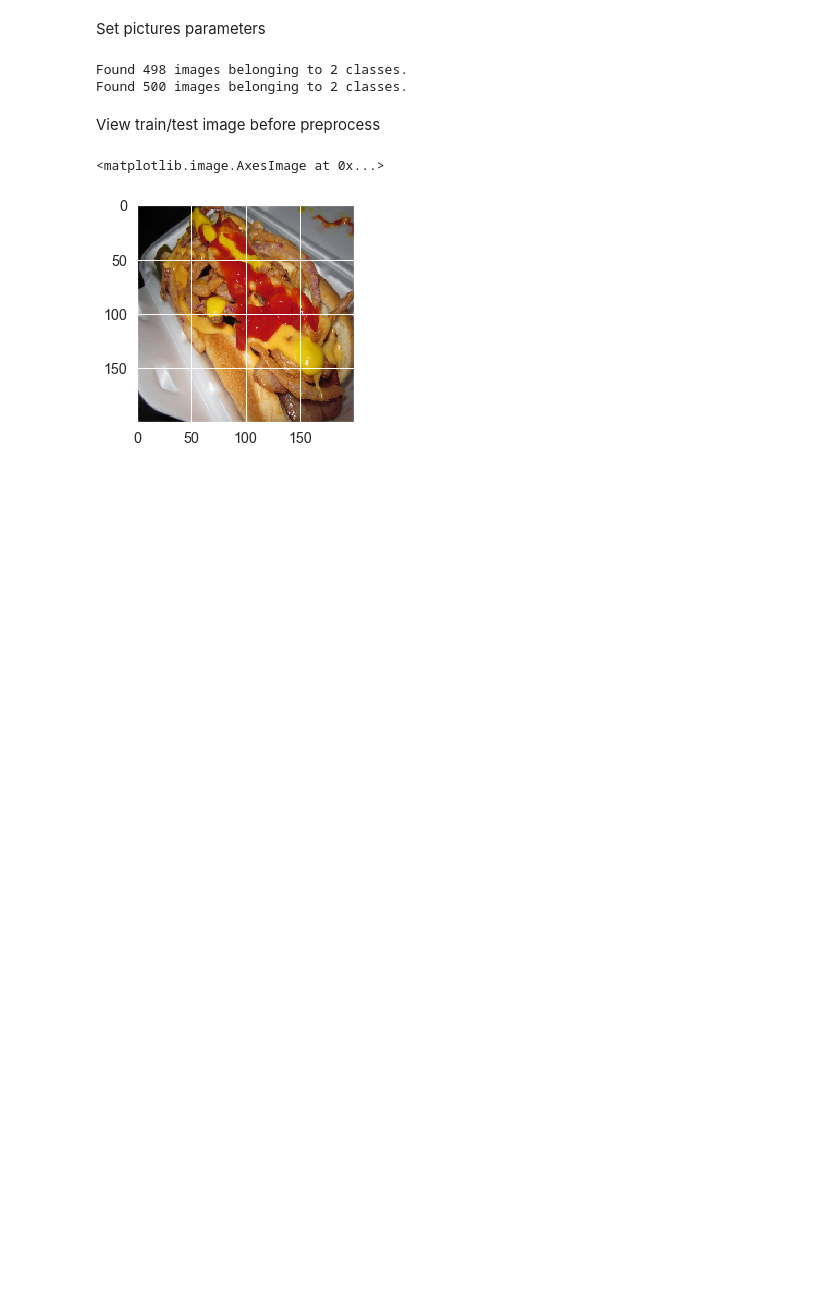
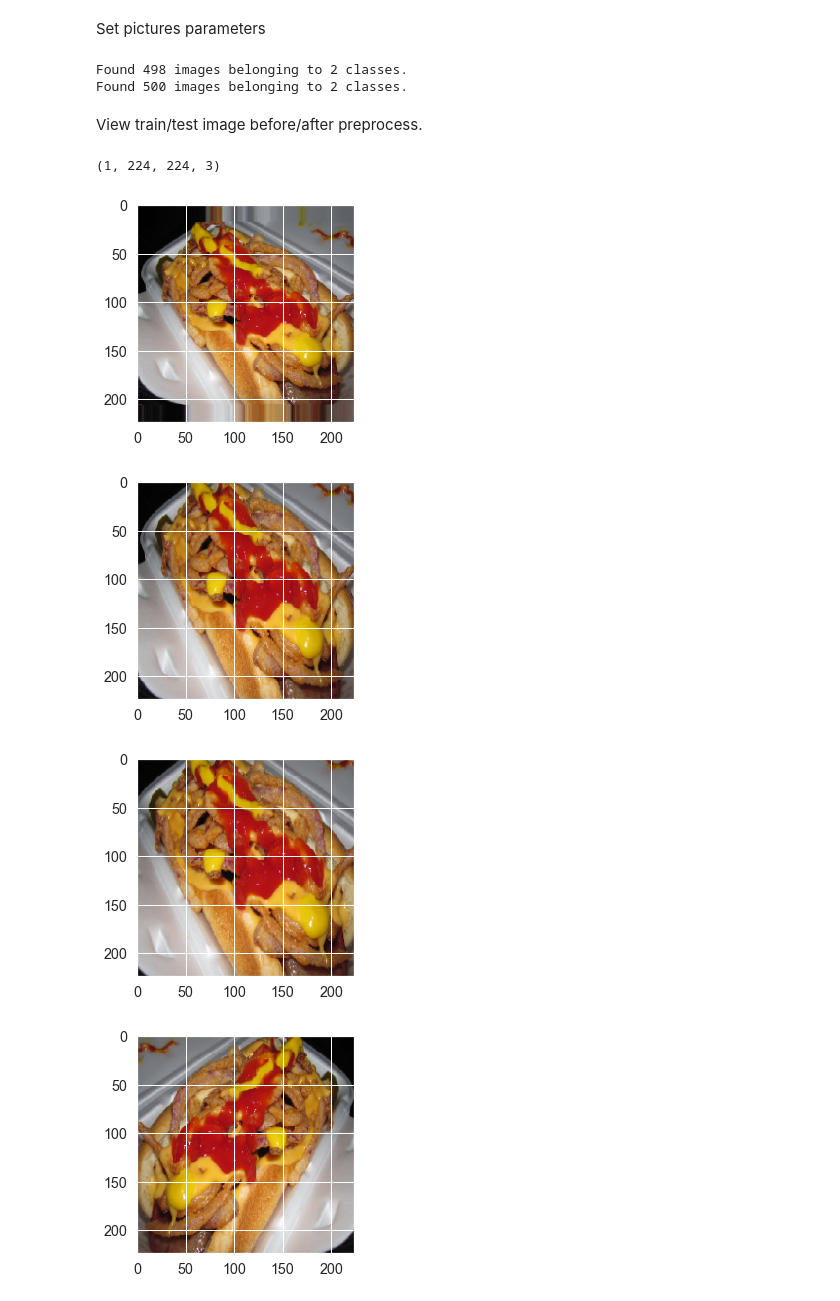
Before and after one commit to Espad/DS_6, a Jupyter notebook: Task_3.ipynb, the cells around one changed output. Drawn from its saved outputs; the diff is of its cells as text; code cells hidden in the pictures; blank space fills up the shorter version.

Commit message:
test part_3

```diff
--- a/Task_3.ipynb
+++ b/Task_3.ipynb
@@ -108,11 +110,38 @@ validation_generator = test_datagen.flow_from_directory(
 Found 498 images belonging to 2 classes.
 Found 500 images belonging to 2 classes.
 # %% [markdown]
-View train/test image before preprocess
+View train/test image before/after preprocess.
+# %%
+def image_preview_transformed(img_array): #with print
+    x = img_array.reshape(img_array.shape[2],img_array.shape[1],img_array.shape[3])
+    x = image.array_to_img(x)
+    plt.imshow(x)
+    plt.show()
+# %%
+ def preview_image(image,datagen):
+    # the .flow() command below generates batches of randomly transformed images
+    # and saves the results to the `preview/` directory
+    i = 0
+    for batch in datagen.flow(image, batch_size=1,
+                                    save_to_dir=None,
+                                    save_prefix='hot_dog', save_format='jpeg'):
+        image_preview_transformed(batch)
+        i += 1
+        if i > 5:
+            break  # otherwise the generator would loop indefinitely
 # %%
 img = load_img(path + "train/hot_dog/2417.jpg",target_size=(img_width, img_height))  # this is a PIL image
-#x = image.load_img(img_path, target_size=(224, 224))
-plt.imshow(img)
+
+#plt.imshow(img)
+
+x = img_to_array(img)  # this is a Numpy array with shape (3, 200, 200)
+x = x.reshape((1,) + x.shape)  # this is a Numpy array with shape (1, 200, 200, 3)
+print (x.shape)
+
+preview_image(x, train_datagen)
 # %% [output]
-<matplotlib.image.AxesImage at 0x...>
+(1, 224, 224, 3)
-[figure, old version]
+[figure, new version]
+[figure, added]
+[figure, added]
+[figure, added]
```
Also changed, not shown: parts of 23 cells of this notebook, 1 other file.
